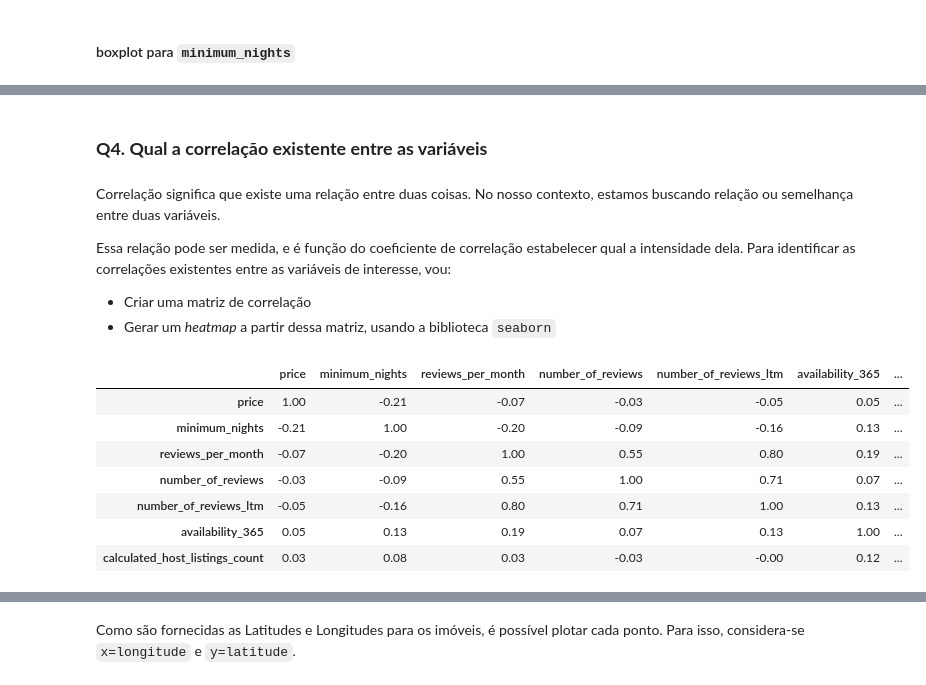
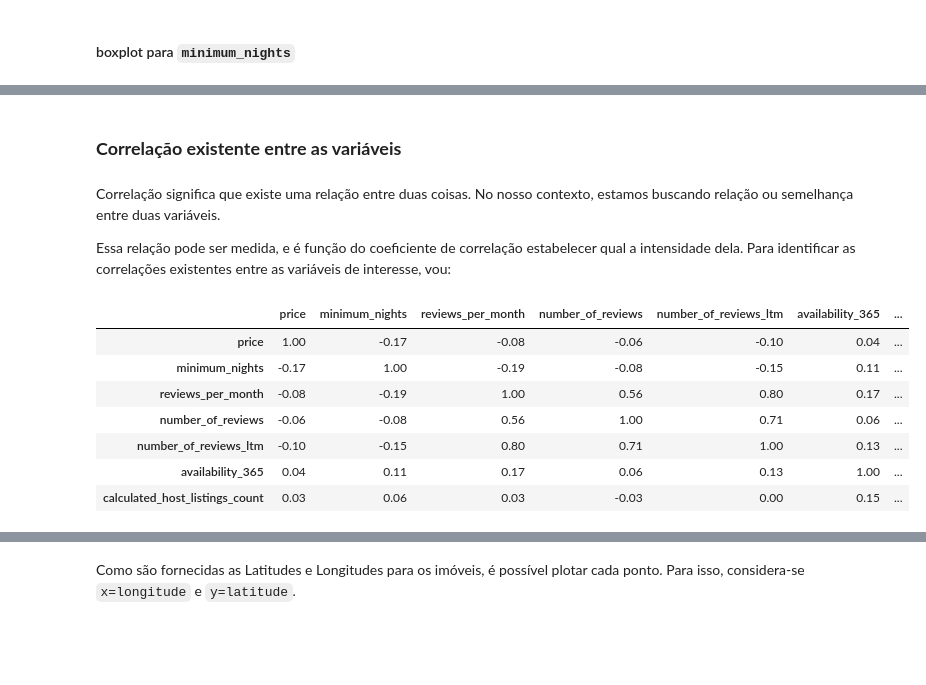
Before and after one commit to gabriel-cm-saldanha/AirbnbAnalysis, a Jupyter notebook: Analisando_os_Dados_do_Airbnb.ipynb, the cells around one changed output, grey strips where cells are left out. Cells and saved outputs as stored; diff of their text form; code cells hidden in the pictures; blank space fills up the shorter version.

```diff
--- a/Analisando_os_Dados_do_Airbnb.ipynb
+++ b/Analisando_os_Dados_do_Airbnb.ipynb
@@ -257,6 +312,6 @@ plt.show();
 # %%
 df_clean = df_base.copy()
-df_clean.drop(df_clean[df_clean.price > 250].index, axis=0, inplace=True)
+df_clean.drop(df_clean[df_clean.price > 500].index, axis=0, inplace=True)
 df_clean.drop(df_clean[df_clean.minimum_nights > 30].index, axis = 0, inplace = True)
 df_clean.head()
 # %% [output]
@@ -299,0 +326,9 @@ df_clean[['price','minimum_nights','number_of_reviews','reviews_per_month',
+# %%
+fig, axes = plt.subplots(figsize=(14, 5))
+
+con_cols = ['price', 'minimum_nights', 'reviews_per_month', 'number_of_reviews',
+          'number_of_reviews_ltm', 'availability_365', 'calculated_host_listings_count']
+
+
+df_clean[con_cols].hist(ax=axes)
+plt.tight_layout();
@@ -300,27 +337,23 @@ df_clean[['price','minimum_nights','number_of_reviews','reviews_per_month',
 # %% [markdown]
-### **Q4. Qual a correlação existente entre as variáveis**
+### **Correlação existente entre as variáveis**
 # %% [markdown]
 Correlação significa que existe uma relação entre duas coisas. No nosso contexto, estamos buscando relação ou semelhança entre duas variáveis.
 
 Essa relação pode ser medida, e é função do coeficiente de correlação estabelecer qual a intensidade dela. Para identificar as correlações existentes entre as variáveis de interesse, vou:
-
-* Criar uma matriz de correlação
-* Gerar um *heatmap* a partir dessa matriz, usando a biblioteca `seaborn`
 # %%
 # criar uma matriz de correlação
-corr = df_clean[['price', 'minimum_nights', 'reviews_per_month', 'number_of_reviews',
-          'number_of_reviews_ltm', 'availability_365', 'calculated_host_listings_count']].corr()
+corr = df_clean[con_cols].corr()
 
 # mostrar a matriz de correlação
 display(corr)
 # %% [output]
 |  | price | minimum_nights | reviews_per_month | number_of_reviews | number_of_reviews_ltm | availability_365 | ... |
-| price | 1.00 | -0.21 | -0.07 | -0.03 | -0.05 | 0.05 | ... |
-| minimum_nights | -0.21 | 1.00 | -0.20 | -0.09 | -0.16 | 0.13 | ... |
-| reviews_per_month | -0.07 | -0.20 | 1.00 | 0.55 | 0.80 | 0.19 | ... |
-| number_of_reviews | -0.03 | -0.09 | 0.55 | 1.00 | 0.71 | 0.07 | ... |
-| number_of_reviews_ltm | -0.05 | -0.16 | 0.80 | 0.71 | 1.00 | 0.13 | ... |
-| availability_365 | 0.05 | 0.13 | 0.19 | 0.07 | 0.13 | 1.00 | ... |
-| calculated_host_listings_count | 0.03 | 0.08 | 0.03 | -0.03 | -0.00 | 0.12 | ... |
+| price | 1.00 | -0.17 | -0.08 | -0.06 | -0.10 | 0.04 | ... |
+| minimum_nights | -0.17 | 1.00 | -0.19 | -0.08 | -0.15 | 0.11 | ... |
+| reviews_per_month | -0.08 | -0.19 | 1.00 | 0.56 | 0.80 | 0.17 | ... |
+| number_of_reviews | -0.06 | -0.08 | 0.56 | 1.00 | 0.71 | 0.06 | ... |
+| number_of_reviews_ltm | -0.10 | -0.15 | 0.80 | 0.71 | 1.00 | 0.13 | ... |
+| availability_365 | 0.04 | 0.11 | 0.17 | 0.06 | 0.13 | 1.00 | ... |
+| calculated_host_listings_count | 0.03 | 0.06 | 0.03 | -0.03 | 0.00 | 0.15 | ... |
 # %%
 # plotar um heatmap a partir das correlações
```
Also changed, not shown: parts of 78 cells of this notebook.
